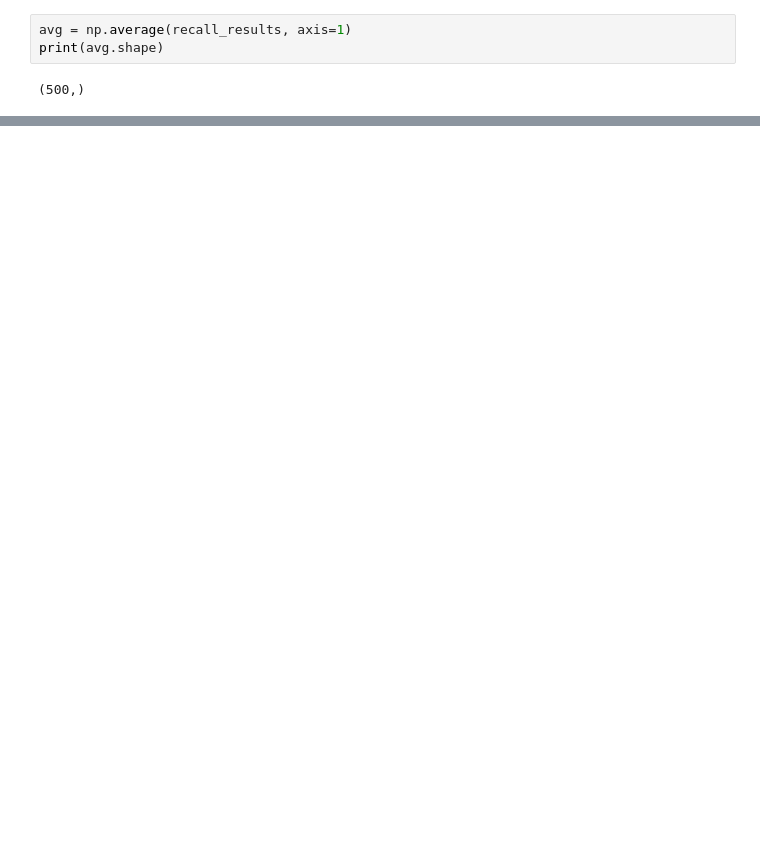
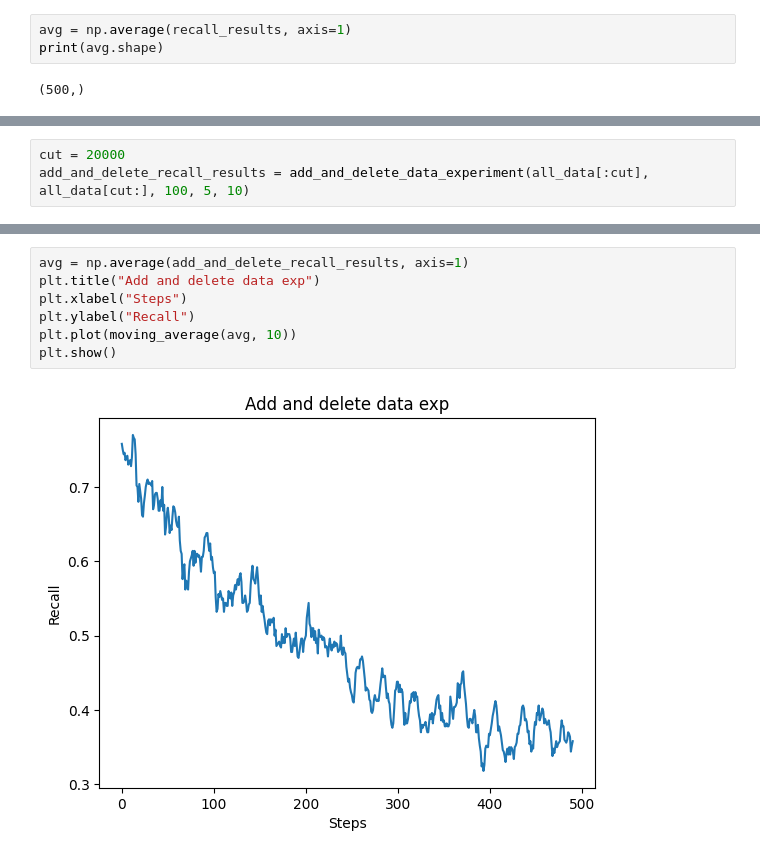
Before and after one commit to zyang37/beyond_vector_search, a Jupyter notebook: hnsw_exp.ipynb, the cells around one changed output, grey strips where cells are left out. Saved outputs shown, nothing was run; the diff lists cells and outputs as text; blank space fills up the shorter version.

```diff
--- a/hnsw_exp.ipynb
+++ b/hnsw_exp.ipynb
@@ -184,0 +228,3 @@ print(np.average(step_result))
+# %%
+cut = 20000
+add_and_delete_recall_results = add_and_delete_data_experiment(all_data[:cut], all_data[cut:], 100, 5, 10)
@@ -184,0 +249,9 @@ print(np.average(step_result))
+# %%
+avg = np.average(add_and_delete_recall_results, axis=1)
+plt.title("Add and delete data exp")
+plt.xlabel("Steps")
+plt.ylabel("Recall")
+plt.plot(moving_average(avg, 10))
+plt.show()
+# %% [output]
+[figure, added]
```
Also changed, not shown: parts of 20 cells of this notebook.
